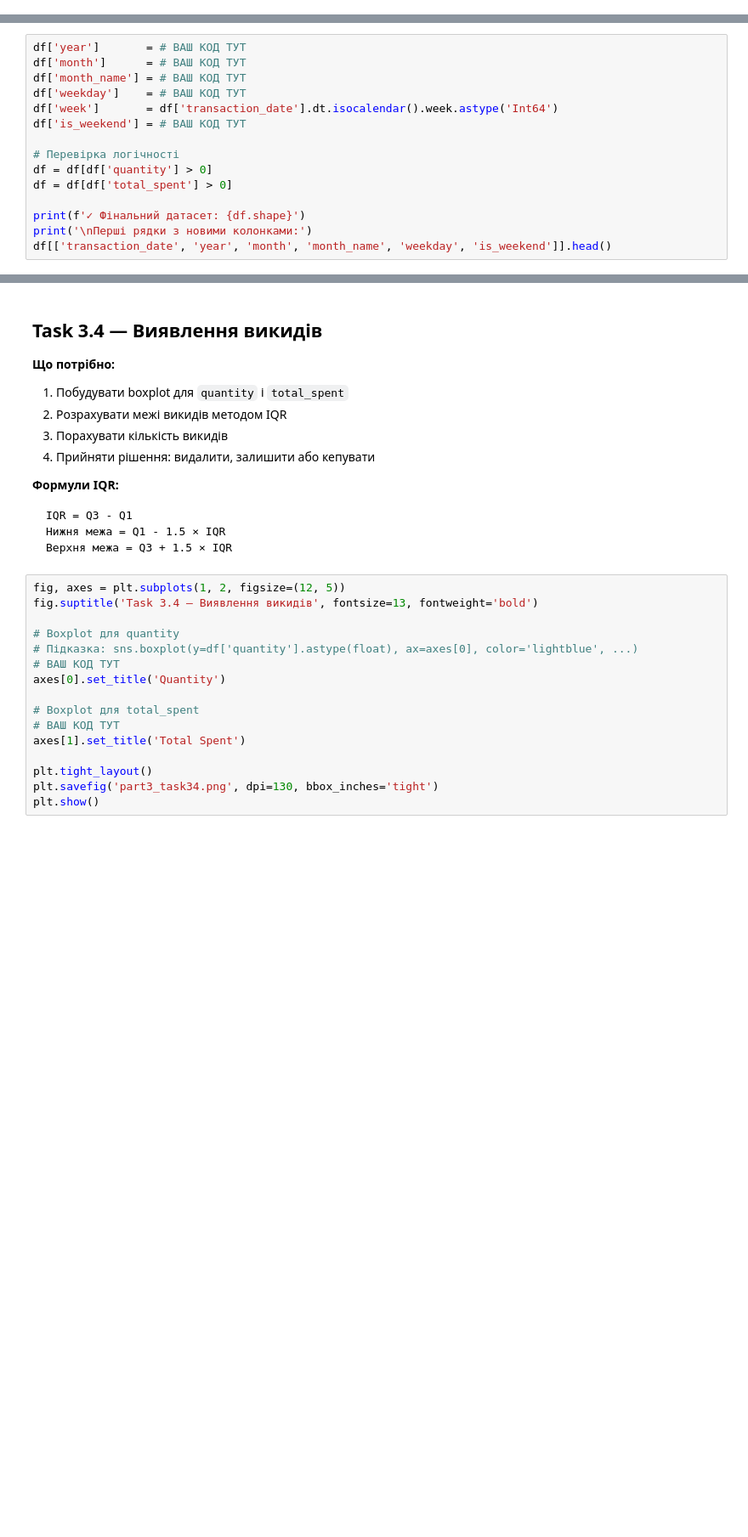
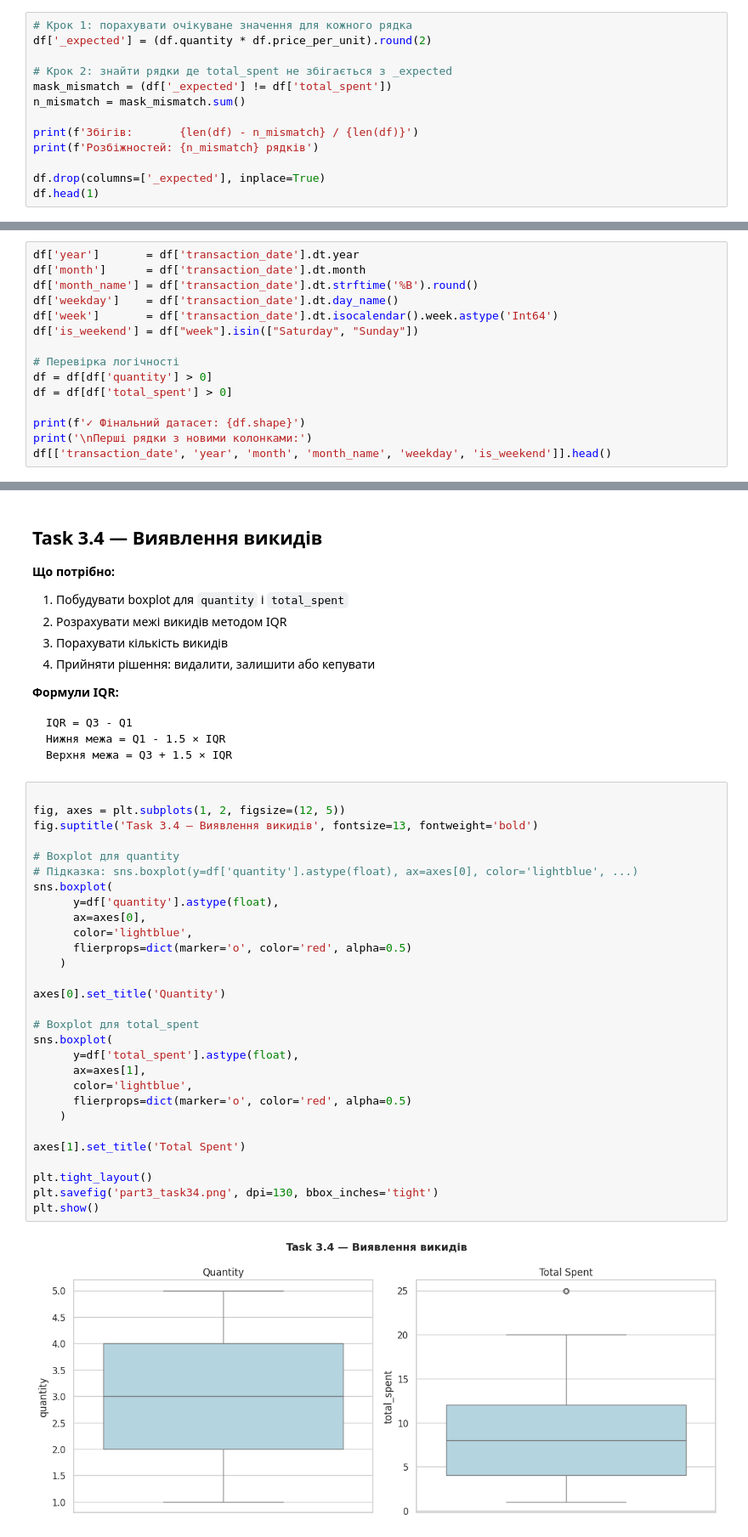
Before and after one commit to DymaStar/Analysis_Cafe_Sales-, a Jupyter notebook: DS_110626cafe_eda_workbook_version2.ipynb, the cells around one changed output, grey strips where cells are left out. Shown at 85% size. Saved outputs shown, nothing was run; the diff lists cells and outputs as text; blank space fills up the shorter version.

````diff
--- a/DS_110626cafe_eda_workbook_version2.ipynb
+++ b/DS_110626cafe_eda_workbook_version2.ipynb
@@ -814,3 +853,16 @@ df['total_spent'].fillna(df['total_spent'].median(), inplace=True)
 
 У нашому проєкті — **перезаписуємо** скрізь де є розбіжність,
 бо ціни зі словника надійніші за оригінал.
+# %%
+# Крок 1: порахувати очікуване значення для кожного рядка
+df['_expected'] = (df.quantity * df.price_per_unit).round(2)
+
+# Крок 2: знайти рядки де total_spent не збігається з _expected
+mask_mismatch = (df['_expected'] != df['total_spent'])
+n_mismatch = mask_mismatch.sum()
+
+print(f'Збігів:       {len(df) - n_mismatch} / {len(df)}')
+print(f'Розбіжностей: {n_mismatch} рядків')
+
+df.drop(columns=['_expected'], inplace=True)
+df.head(1)
@@ -875,12 +932,12 @@ SyntaxError: invalid syntax (2740910967.py, line 2)
 | `weekday` | Назва дня тижня | `.dt.day_name()` |
 | `is_weekend` | True якщо сб/нд | `.isin(['Saturday', 'Sunday'])` |
 # %%
-df['year']       = # ВАШ КОД ТУТ
-df['month']      = # ВАШ КОД ТУТ
-df['month_name'] = # ВАШ КОД ТУТ
-df['weekday']    = # ВАШ КОД ТУТ
+df['year']       = df['transaction_date'].dt.year
+df['month']      = df['transaction_date'].dt.month
+df['month_name'] = df['transaction_date'].dt.strftime('%B').round()
+df['weekday']    = df['transaction_date'].dt.day_name()
 df['week']       = df['transaction_date'].dt.isocalendar().week.astype('Int64')
-df['is_weekend'] = # ВАШ КОД ТУТ
+df['is_weekend'] = df["week"].isin(["Saturday", "Sunday"])
 
 # Перевірка логічності
 df = df[df['quantity'] > 0]
@@ -1061,20 +1128,35 @@ IQR = Q3 - Q1
 Верхня межа = Q3 + 1.5 × IQR
 ```
 # %%
+
 fig, axes = plt.subplots(1, 2, figsize=(12, 5))
 fig.suptitle('Task 3.4 — Виявлення викидів', fontsize=13, fontweight='bold')
 
 # Boxplot для quantity
 # Підказка: sns.boxplot(y=df['quantity'].astype(float), ax=axes[0], color='lightblue', ...)
-# ВАШ КОД ТУТ
+sns.boxplot(
+      y=df['quantity'].astype(float),
+      ax=axes[0],
+      color='lightblue',
+      flierprops=dict(marker='o', color='red', alpha=0.5)
+    )
+
 axes[0].set_title('Quantity')
 
 # Boxplot для total_spent
-# ВАШ КОД ТУТ
+sns.boxplot(
+      y=df['total_spent'].astype(float),
+      ax=axes[1],
+      color='lightblue',
+      flierprops=dict(marker='o', color='red', alpha=0.5)
+    )
+
 axes[1].set_title('Total Spent')
 
 plt.tight_layout()
 plt.savefig('part3_task34.png', dpi=130, bbox_inches='tight')
 plt.show()
+# %% [output]
+[figure, added]
 # %%
 # Кількісний аналіз викидів методом IQR
````
Also changed, not shown: parts of 16 cells of this notebook.
